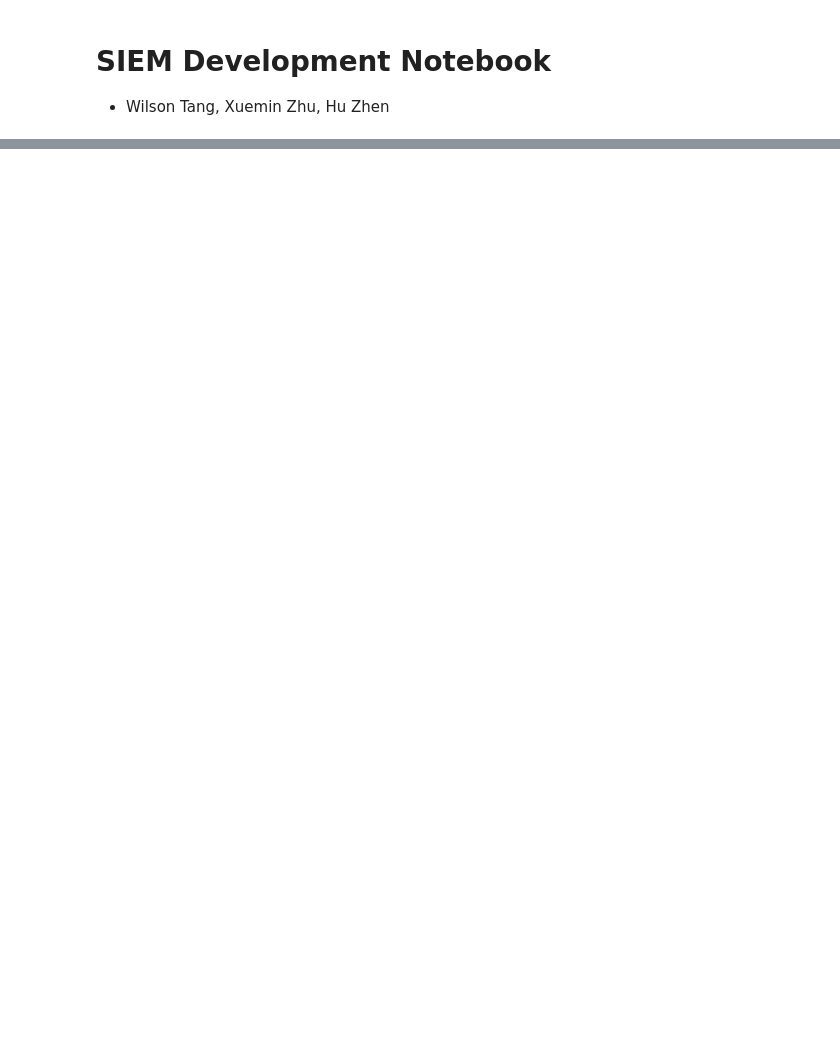
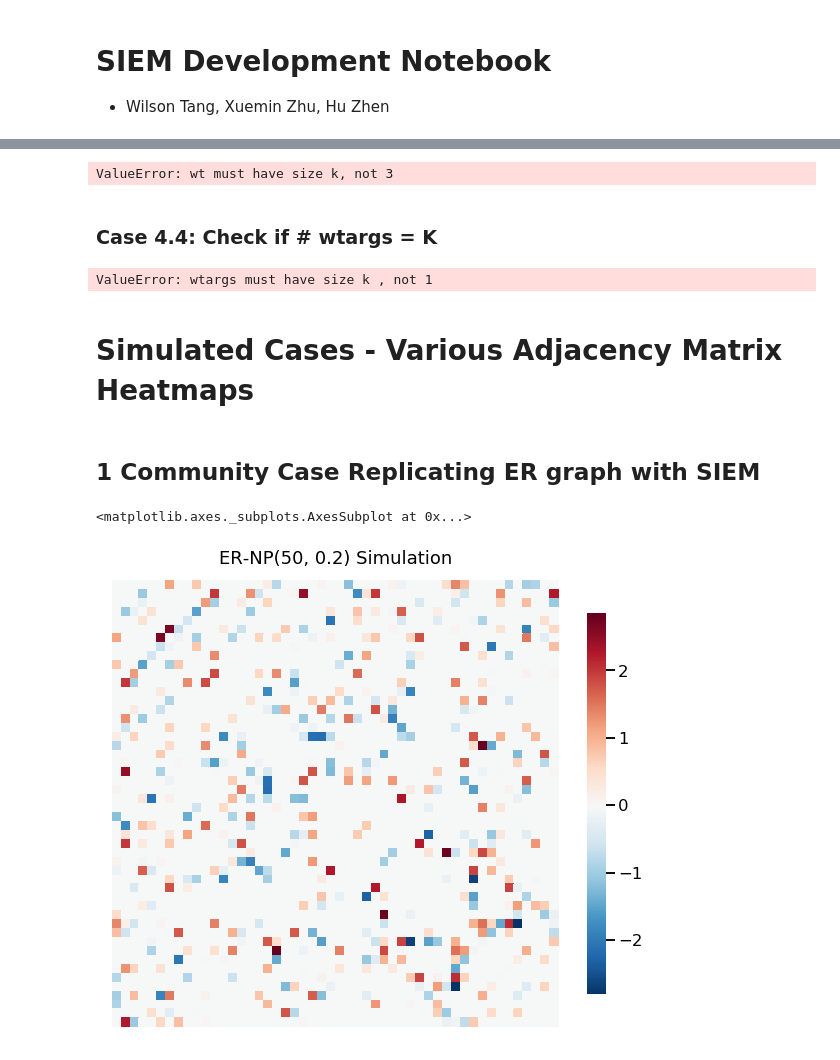
Before and after one commit to ebridge2/graspy, a Jupyter notebook: docs/tutorials/simulations/SIEM_Development_Notebook.ipynb, the cells around one changed output, grey strips where cells are left out. Saved outputs shown, nothing was run; the diff lists cells and outputs as text; code cells hidden in the pictures; blank space fills up the shorter version.

Commit message:
week 2 completion siem with error testing and 3 base cases

```diff
--- a/docs/tutorials/simulations/SIEM_Development_Notebook.ipynb
+++ b/docs/tutorials/simulations/SIEM_Development_Notebook.ipynb
@@ -225,0 +311,37 @@ array([[3., 3., 3., 3.],
+# %%
+n = 4
+p = [0.5,0.5]
+k = [[(0,0),(0,1),(0,2),(0,3),(1,0),(1,1),(1,2),(1,3)],[(2,0),(2,1),(2,2),(2,3),(3,0),(3,1),(3,2),(3,3)]]
+wt = [np.random.poisson,np.random.poisson,np.random.poisson]
+wtargs = dict(lam=2)
+siem(n, p, edge_comm = k, directed=True, loops=True, wt=wt, wtargs=wtargs)
+# %% [output]
+ValueError: wt must have size k, not 3
+# %% [markdown]
+### Case 4.4: Check if # wtargs = K
+# %%
+n = 4
+p = [0.5,0.5]
+k = [[(0,0),(0,1),(0,2),(0,3),(1,0),(1,1),(1,2),(1,3)],[(2,0),(2,1),(2,2),(2,3),(3,0),(3,1),(3,2),(3,3)]]
+wt = [np.random.poisson,np.random.poisson]
+wtargs = [dict(lam=2)]
+siem(n, p, edge_comm = k, directed=True, loops=True, wt=wt, wtargs=wtargs)
+# %% [output]
+ValueError: wtargs must have size k , not 1
+# %% [markdown]
+# Simulated Cases - Various Adjacency Matrix Heatmaps
+# %% [markdown]
+## 1 Community Case Replicating ER graph with SIEM
+# %%
+n = 50
+#m = 250
+p = 0.3
+np.random.seed(1)
+G1 = er_np(n=n, p=p)
+wt = np.random.normal
+wtargs = dict(loc=0, scale=1)
+G1 = er_np(n=50, p=0.2, wt = wt, wtargs = wtargs)
+heatmap(G1, title = 'ER-NP(50, 0.2) Simulation')
+# %% [output]
+<matplotlib.axes._subplots.AxesSubplot at 0x...>
+[figure, added]
```
Also changed, not shown: parts of 41 cells of this notebook.
